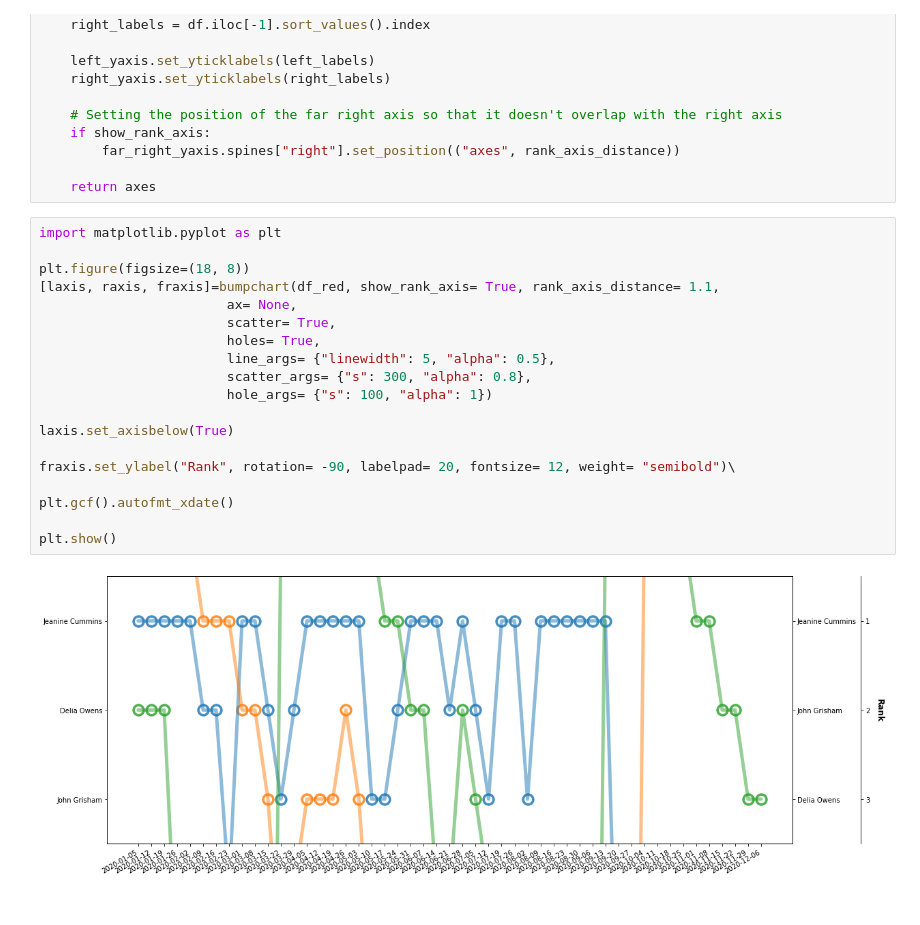
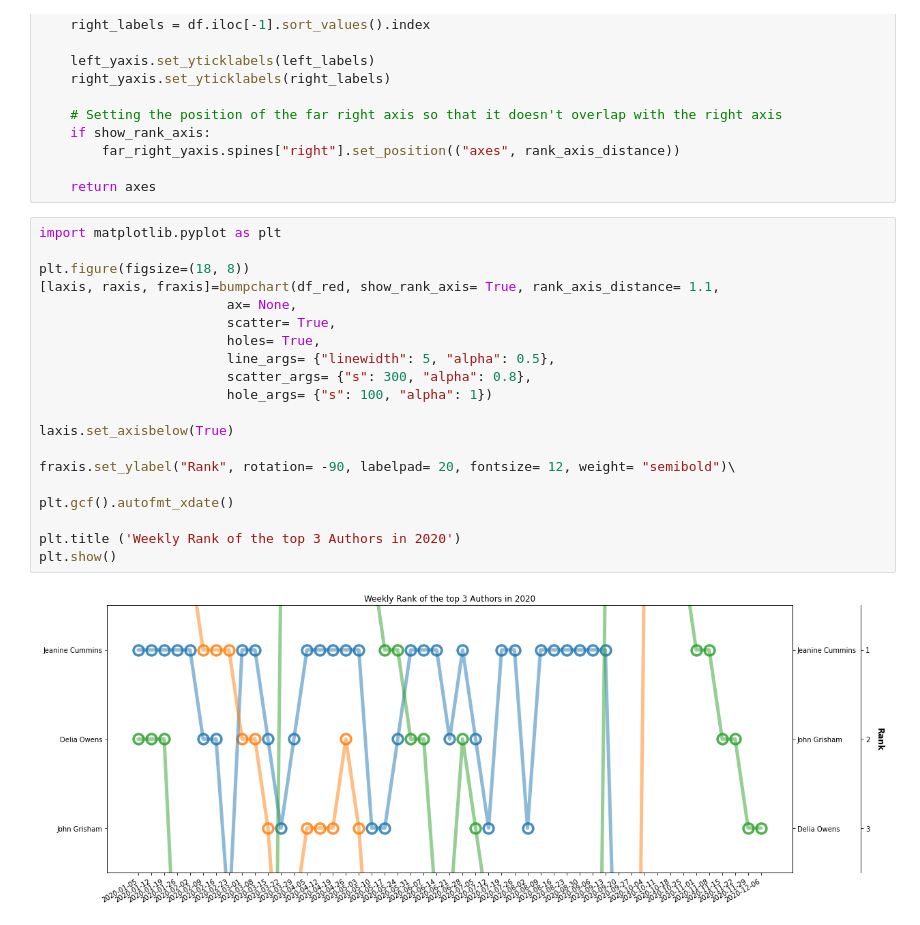
Before and after one commit to shawnd29/Tidy-Tuesday, a Jupyter notebook: Tidy-Tuesday-Insights/NYT.ipynb, the cells around one changed output. Drawn from its saved outputs; the diff is of its cells as text.

```diff
--- a/Tidy-Tuesday-Insights/NYT.ipynb
+++ b/Tidy-Tuesday-Insights/NYT.ipynb
@@ -147,21 +147,22 @@ def bumpchart(df, show_rank_axis= True, rank_axis_distance= 1.1,
 # %%
 import matplotlib.pyplot as plt
 
 plt.figure(figsize=(18, 8))
 [laxis, raxis, fraxis]=bumpchart(df_red, show_rank_axis= True, rank_axis_distance= 1.1,
                         ax= None,
                         scatter= True,
                         holes= True,
                         line_args= {"linewidth": 5, "alpha": 0.5},
                         scatter_args= {"s": 300, "alpha": 0.8},
                         hole_args= {"s": 100, "alpha": 1})
 
 laxis.set_axisbelow(True)
 
 fraxis.set_ylabel("Rank", rotation= -90, labelpad= 20, fontsize= 12, weight= "semibold")\
 
 plt.gcf().autofmt_xdate()
 
+plt.title ('Weekly Rank of the top 3 Authors in 2020')
 plt.show()
 # %% [output]
-[figure, old version]
+[figure, new version]
```
